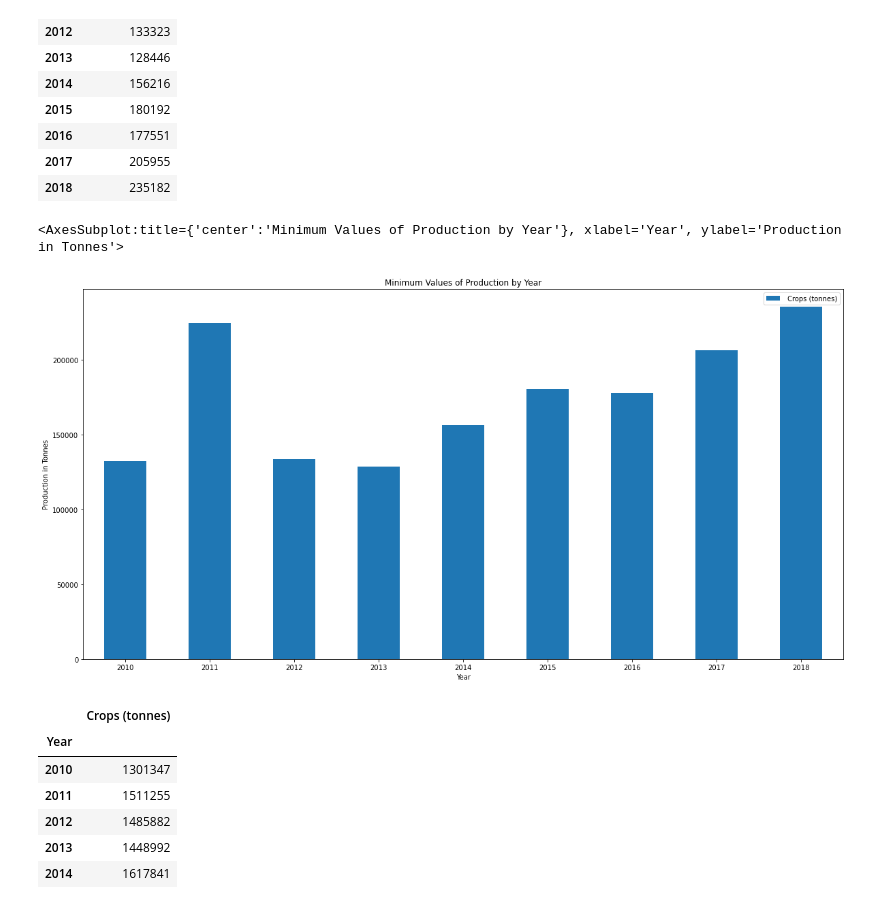
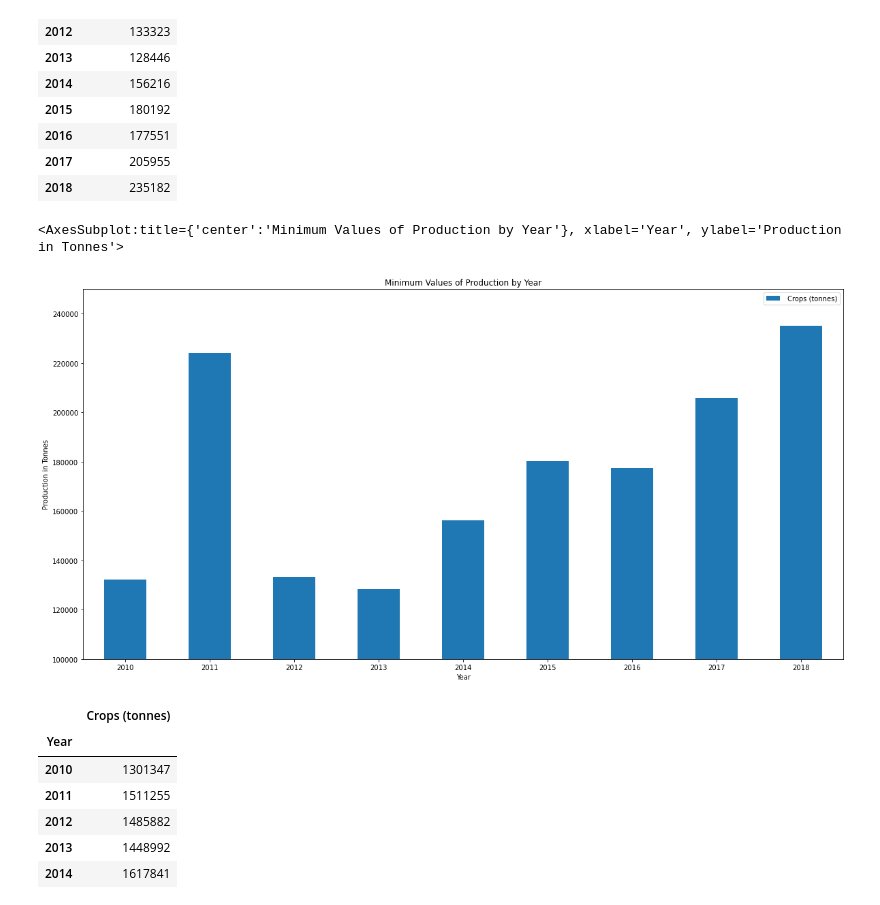
Before and after one commit to pekfrjufrirf12/project1_group3, a Jupyter notebook: Project Data/production_data.ipynb, the cells around one changed output. Drawn from its saved outputs; the diff is of its cells as text; code cells hidden in the pictures.

```diff
--- a/Project Data/production_data.ipynb
+++ b/Project Data/production_data.ipynb
@@ -108,12 +109,13 @@ production_min
 # %%
 # Plot min values
 production_min_plot = production_min.plot(kind='bar', figsize=(20,10),
                                           title='Minimum Values of Production by Year',
-                                         rot=0, ylabel='Production in Tonnes')
+                                         rot=0, ylabel='Production in Tonnes',
+                                         ylim=(100000, 250000))
 production_min_plot
 # %% [output]
 <AxesSubplot:title={'center':'Minimum Values of Production by Year'}, xlabel='Year', ylabel='Production in Tonnes'>
-[figure, old version]
+[figure, new version]
 # %%
 # Check max values
 production_max
```
Also changed, not shown: parts of 4 cells of this notebook.
